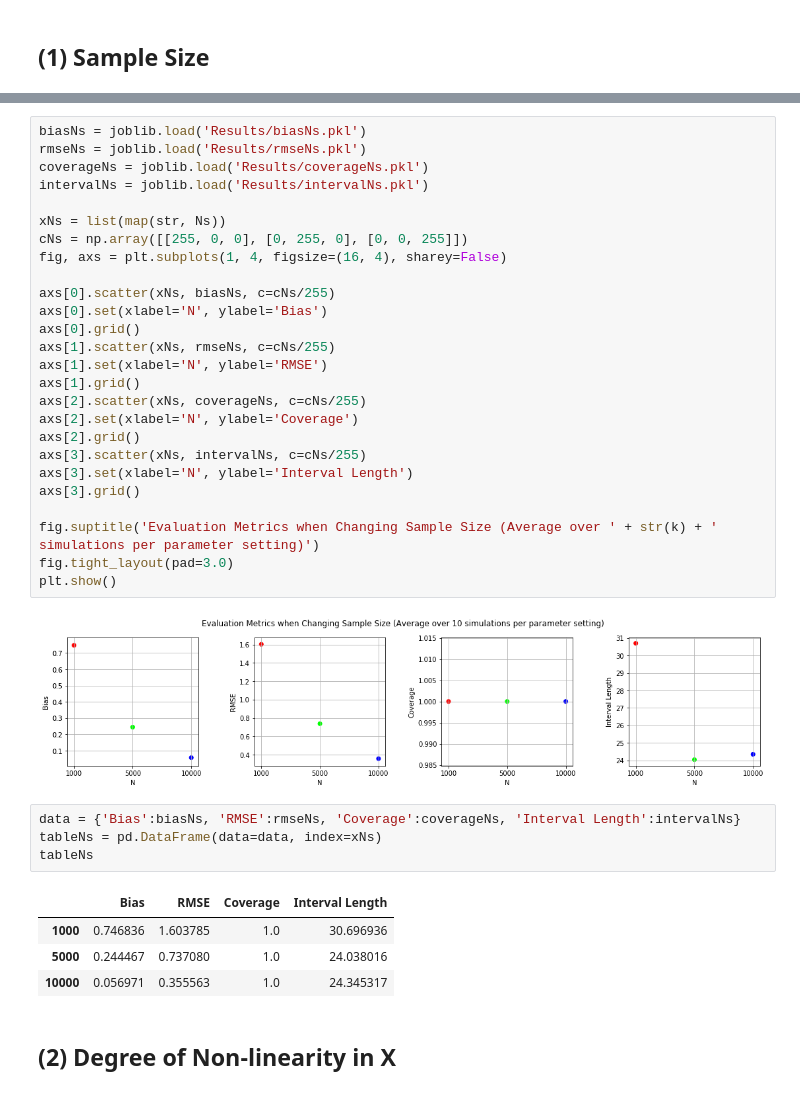
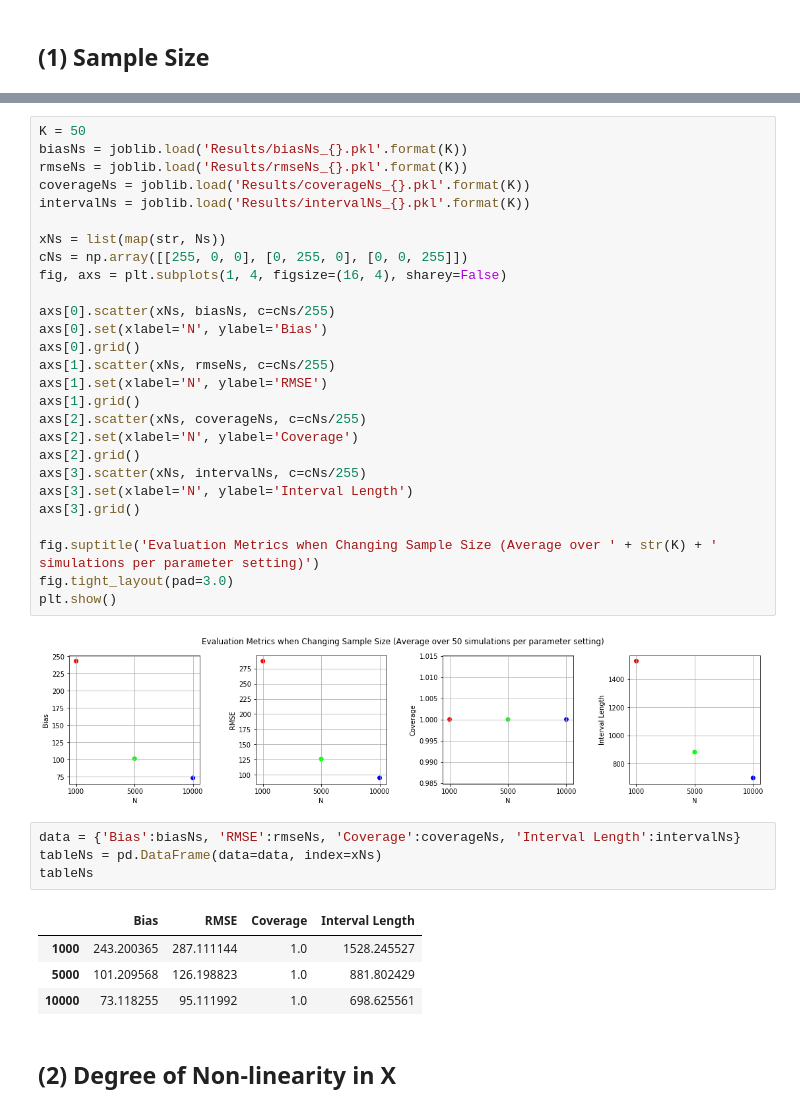
Before and after one commit to mbronckers/ecma_project, a Jupyter notebook: section2_dustin.ipynb, the cells around one changed output, grey strips where cells are left out. Drawn from its saved outputs; the diff is of its cells as text.

Commit message:
results added

```diff
--- a/section2_dustin.ipynb
+++ b/section2_dustin.ipynb
@@ -256,40 +265,41 @@ joblib.dump(intervalNs, 'Results/intervalNs.pkl')
 # %%
-biasNs = joblib.load('Results/biasNs.pkl')
-rmseNs = joblib.load('Results/rmseNs.pkl')
-coverageNs = joblib.load('Results/coverageNs.pkl')
-intervalNs = joblib.load('Results/intervalNs.pkl')
+K = 50
+biasNs = joblib.load('Results/biasNs_{}.pkl'.format(K))
+rmseNs = joblib.load('Results/rmseNs_{}.pkl'.format(K))
+coverageNs = joblib.load('Results/coverageNs_{}.pkl'.format(K))
+intervalNs = joblib.load('Results/intervalNs_{}.pkl'.format(K))
 
 xNs = list(map(str, Ns))
 cNs = np.array([[255, 0, 0], [0, 255, 0], [0, 0, 255]])
 fig, axs = plt.subplots(1, 4, figsize=(16, 4), sharey=False)
 
 axs[0].scatter(xNs, biasNs, c=cNs/255)
 axs[0].set(xlabel='N', ylabel='Bias')
 axs[0].grid()
 axs[1].scatter(xNs, rmseNs, c=cNs/255)
 axs[1].set(xlabel='N', ylabel='RMSE')
 axs[1].grid()
 axs[2].scatter(xNs, coverageNs, c=cNs/255)
 axs[2].set(xlabel='N', ylabel='Coverage')
 axs[2].grid()
 axs[3].scatter(xNs, intervalNs, c=cNs/255)
 axs[3].set(xlabel='N', ylabel='Interval Length')
 axs[3].grid()
 
-fig.suptitle('Evaluation Metrics when Changing Sample Size (Average over ' + str(k) + ' simulations per parameter setting)')
+fig.suptitle('Evaluation Metrics when Changing Sample Size (Average over ' + str(K) + ' simulations per parameter setting)')
 fig.tight_layout(pad=3.0)
 plt.show()
 # %% [output]
-[figure, old version]
+[figure, new version]
 # %%
 data = {'Bias':biasNs, 'RMSE':rmseNs, 'Coverage':coverageNs, 'Interval Length':intervalNs}
 tableNs = pd.DataFrame(data=data, index=xNs)
 tableNs
 # %% [output]
 |  | Bias | RMSE | Coverage | Interval Length |
-| 1000 | 0.746836 | 1.603785 | 1.0 | 30.696936 |
-| 5000 | 0.244467 | 0.737080 | 1.0 | 24.038016 |
-| 10000 | 0.056971 | 0.355563 | 1.0 | 24.345317 |
+| 1000 | 243.200365 | 287.111144 | 1.0 | 1528.245527 |
+| 5000 | 101.209568 | 126.198823 | 1.0 | 881.802429 |
+| 10000 | 73.118255 | 95.111992 | 1.0 | 698.625561 |
 # %% [markdown]
 ## (2) Degree of Non-linearity in X
 # %%
```
Also changed, not shown: parts of 34 cells of this notebook, 31 other files.
